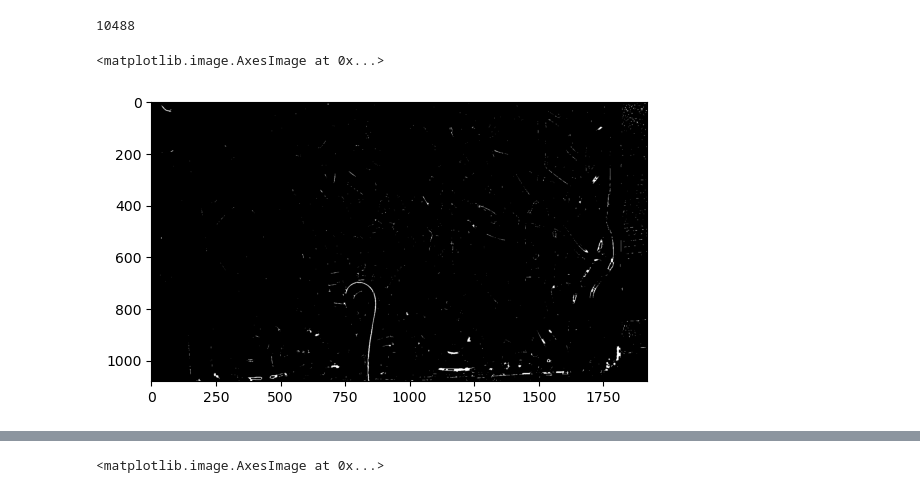
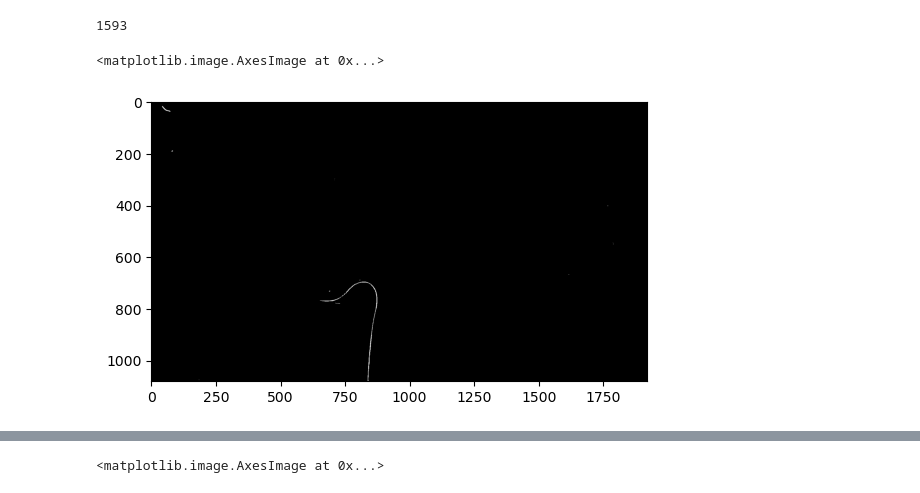
Before and after one commit to RandomNamer/CathederTelesurgery, a Jupyter notebook: python/segmentation/guidewire_in_rigid_model.ipynb, the cells around one changed output, grey strips where cells are left out. Cells and saved outputs as stored; diff of their text form; code cells hidden in the pictures.

```diff
--- a/python/segmentation/guidewire_in_rigid_model.ipynb
+++ b/python/segmentation/guidewire_in_rigid_model.ipynb
@@ -4,7 +4,17 @@ import numpy as np
 import matplotlib.pyplot as plt
 import cv2
 
-image = cv2.imread("../../Data/Datasets/RigidModelVideo-11-21/11-21-1-clip2/frame0478.jpg")
-image = cv2.cvtColor(image, cv2.COLOR_BGR2GRAY)
-plt.imshow(image, cmap='gray')
+image = cv2.imread("Data/Datasets/RigidModelVideo-11-21/11-21-1-clip2/frame1069.jpg")
+# image = cv2.imread("../../Data/Datasets/RigidModelVideo-11-21/11-21-1-clip2/frame0478.jpg")
+
+# image = cv2.cvtColor(image, cv2.COLOR_BGR2GRAY)
+# plt.imshow(image, cmap='gray')
+f, (ax1, ax2, ax3) = plt.subplots(1, 3, figsize=(15, 4))
+ax1.imshow(image[:, :, 0], cmap='gray')
+ax1.set_title('B')
+ax2.imshow(image[:, :, 1], cmap='gray')
+ax2.set_title('G')
+ax3.imshow(image[:, :, 2], cmap='gray')
+ax3.set_title('R')
+image.shape
 # %% [output]
@@ -19,0 +23,14 @@ _ = plt.hist(hst, bins=256, range=(0, 256))
+# %%
+image_b = image[:, :, 0]
+image_g = image[:, :, 1]
+image_r = image[:, :, 2]
+image_b_e = cv2.equalizeHist(image_b)
+image_g_e = cv2.equalizeHist(image_g)
+image_r_e = cv2.equalizeHist(image_r)
+_, (ax1, ax2, ax3) = plt.subplots(1, 3, figsize=(15, 4))
+ax1.imshow(image_b_e, cmap='gray')
+ax1.set_title('B')
+ax2.imshow(image_g_e, cmap='gray')
+ax2.set_title('G')
+ax3.imshow(image_r_e, cmap='gray')
+ax3.set_title('R')
@@ -26,0 +136,9 @@ dtype('uint8')
+# %%
+
+def adaptive_threshold(image, maxValue, block_size, C, max_block_mean=120):
+    new_image = np.copy(image)
+    new_image[new_image > max_block_mean] = max_block_mean
+    return cv2.adaptiveThreshold(new_image, maxValue, cv2.ADAPTIVE_THRESH_GAUSSIAN_C, cv2.THRESH_BINARY, blockSize=block_size, C=C)
+# %%
+bin = adaptive_threshold(image_r, 80, block_size=33, C=30, max_block_mean=110)
+plt.imshow(bin, cmap='gray')
@@ -28,13 +149,14 @@ dtype('uint8')
 mask = np.invert(bin.astype(bool))
 mask.sum()
 # %% [output]
-10488
+1593
 # %%
 # morphological operations:
 
-tmp = cv2.morphologyEx(mask.astype(np.uint8), cv2.MORPH_CLOSE, cv2.getStructuringElement(cv2.MORPH_RECT, (5, 5)))
-# tmp = cv2.morphologyEx(tmp, cv2.MORPH_OPEN, np.ones((3, 3)))
+# tmp = cv2.morphologyEx(mask.astype(np.uint8), cv2.MORPH_OPEN, cv2.getStructuringElement(cv2.MORPH_RECT, (3, 3)))
+tmp = cv2.morphologyEx(mask.astype(np.uint8), cv2.MORPH_CLOSE, cv2.getStructuringElement(cv2.MORPH_RECT, (7, 7)))
+# tmp = cv2.morphologyEx(tmp, cv2.MORPH_DILATE, cv2.getStructuringElement(cv2.MORPH_RECT, (3, 3)))
 plt.imshow(tmp, cmap='gray')
 # %% [output]
 <matplotlib.image.AxesImage at 0x...>
-[figure, old version]
+[figure, new version]
```
Also changed, not shown: parts of 22 cells of this notebook, 5 other files.
